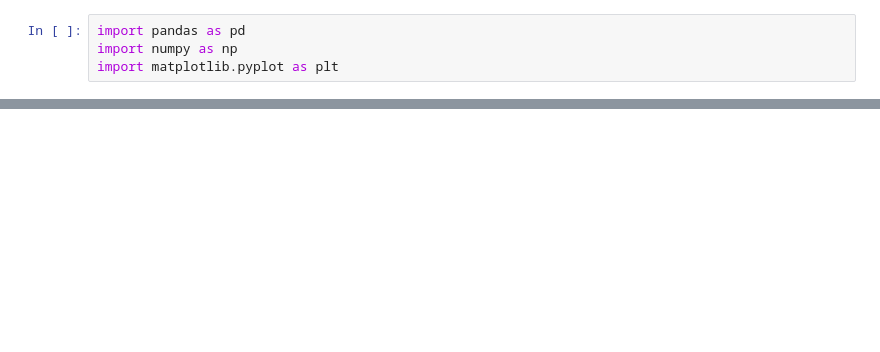
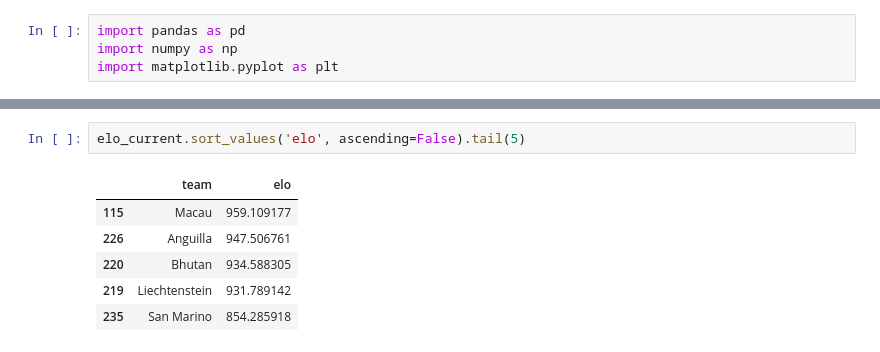
Before and after one commit to caroescm/WC-Project, a Jupyter notebook: notebooks/02-EloRatings.ipynb, the cells around one changed output, grey strips where cells are left out. Cells and saved outputs as stored; diff of their text form; blank space fills up the shorter version.

```diff
--- a/notebooks/02-EloRatings.ipynb
+++ b/notebooks/02-EloRatings.ipynb
@@ -34,0 +158,9 @@ K_FACTORS = {
+# %%
+elo_current.sort_values('elo', ascending=False).tail(5)
+# %% [output]
+|  | team | elo |
+| 115 | Macau | 959.109177 |
+| 226 | Anguilla | 947.506761 |
+| 220 | Bhutan | 934.588305 |
+| 219 | Liechtenstein | 931.789142 |
+| 235 | San Marino | 854.285918 |
```
Also changed, not shown: parts of 13 cells of this notebook, 2 other files.
